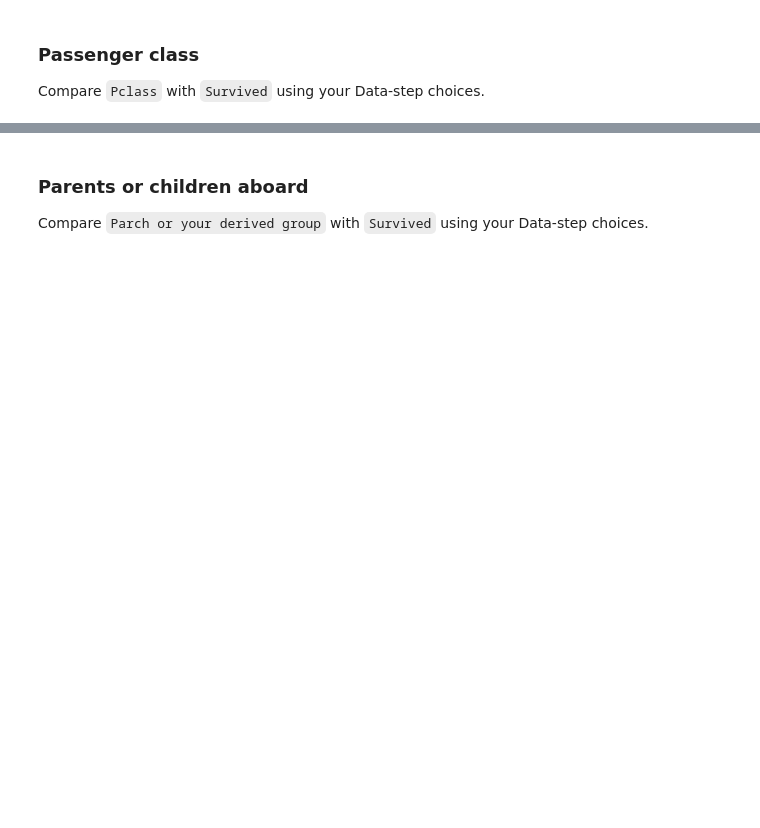
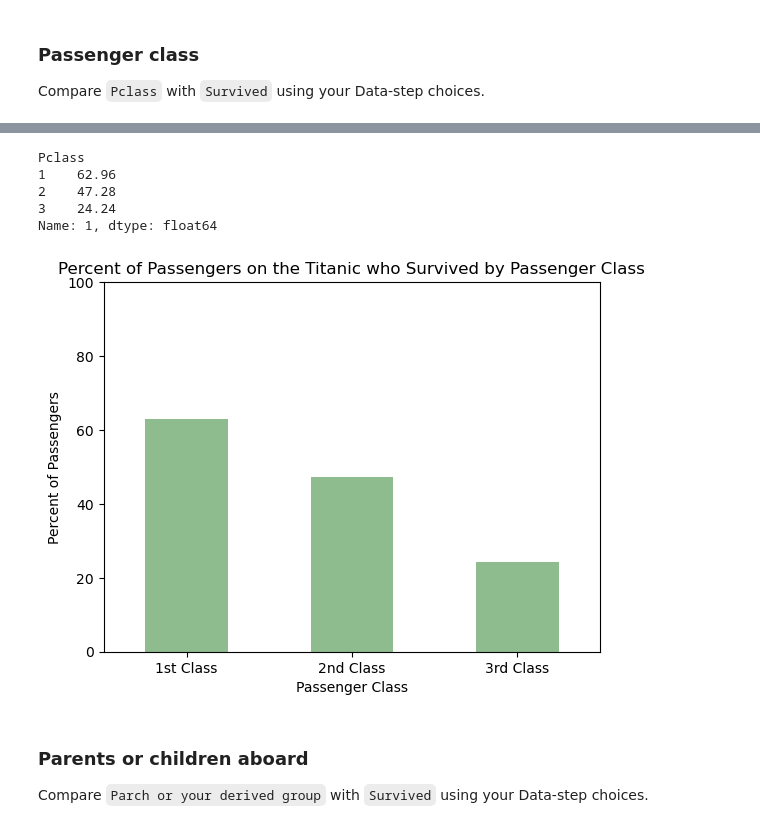
Before and after one commit to JPDeuce/Data_Visualization_and_Modeling_Campus, a Jupyter notebook: week02/lab/Lab - Relationships Between Categorical Features.ipynb, the cells around one changed output, grey strips where cells are left out. Saved outputs shown, nothing was run; the diff lists cells and outputs as text; code cells hidden in the pictures; blank space fills up the shorter version.

```diff
--- a/week02/lab/Lab - Relationships Between Categorical Features.ipynb
+++ b/week02/lab/Lab - Relationships Between Categorical Features.ipynb
@@ -169,7 +355,24 @@ Compare `Pclass` with `Survived` using your Data-step choices.
 # %%
 # Calculate conditional percentages and display only the survived column.
+pd.crosstab(titanic_df["Pclass"], titanic_df["Survived"], normalize="index").mul(100).round(2)[1]
+# %% [output]
+Pclass
+1    62.96
+2    47.28
+3    24.24
+Name: 1, dtype: float64
 # %%
 # Plot the conditional percentage who survived.
+pd.crosstab(titanic_df["Pclass"], titanic_df["Survived"], normalize="index").mul(100)[1].plot(kind="bar", color=["darkseagreen"])
+
+plt.title("Percent of Passengers on the Titanic who Survived by Passenger Class")
+plt.ylabel("Percent of Passengers")
+plt.xlabel("Passenger Class")
+plt.xticks([0, 1, 2], ["1st Class", "2nd Class", "3rd Class"], rotation=0)
+plt.ylim(0, 100)
+plt.show()
+# %% [output]
+[figure, added]
 # %% [markdown]
 ### Parents or children aboard
 
```
Also changed, not shown: parts of 49 cells of this notebook.
